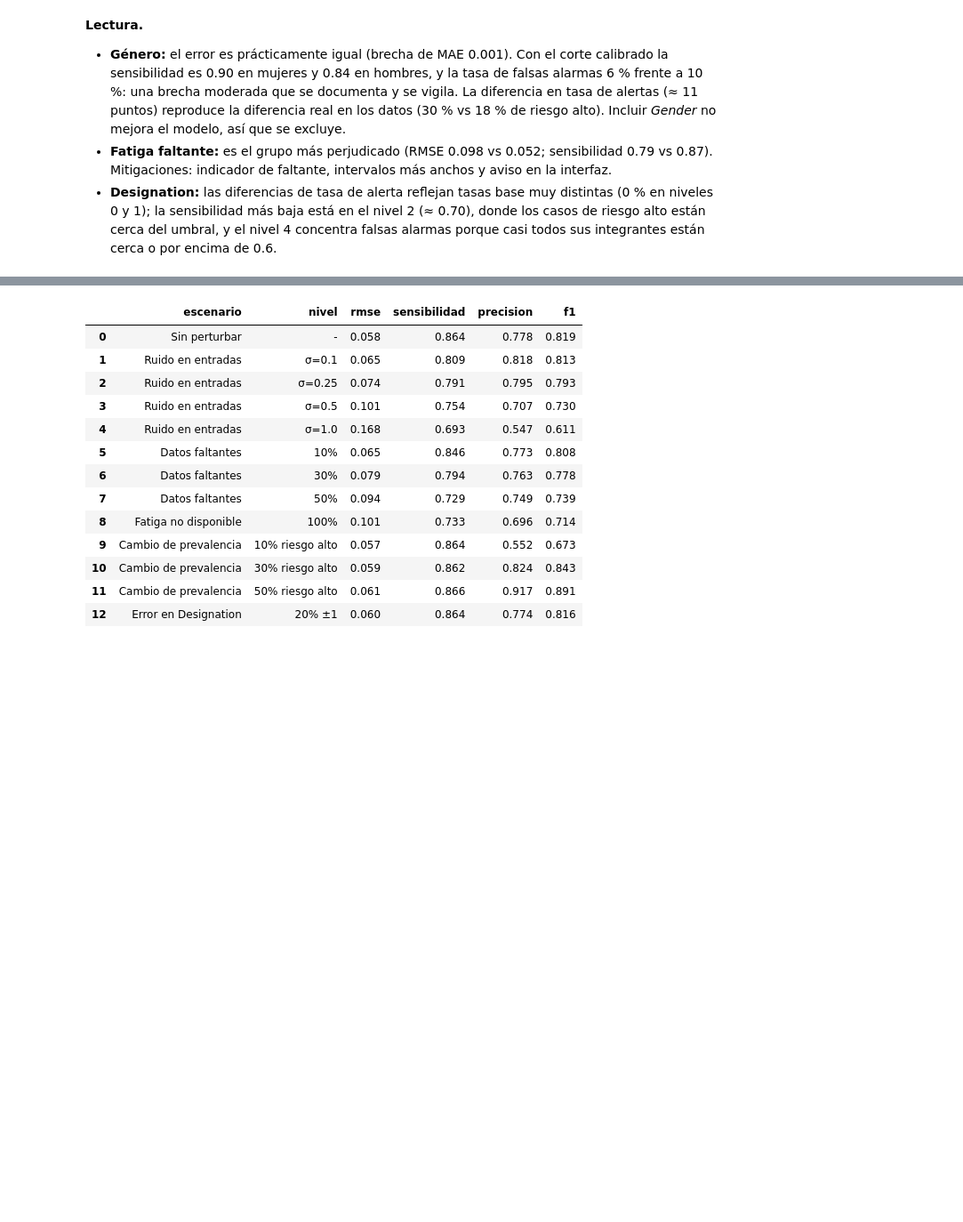
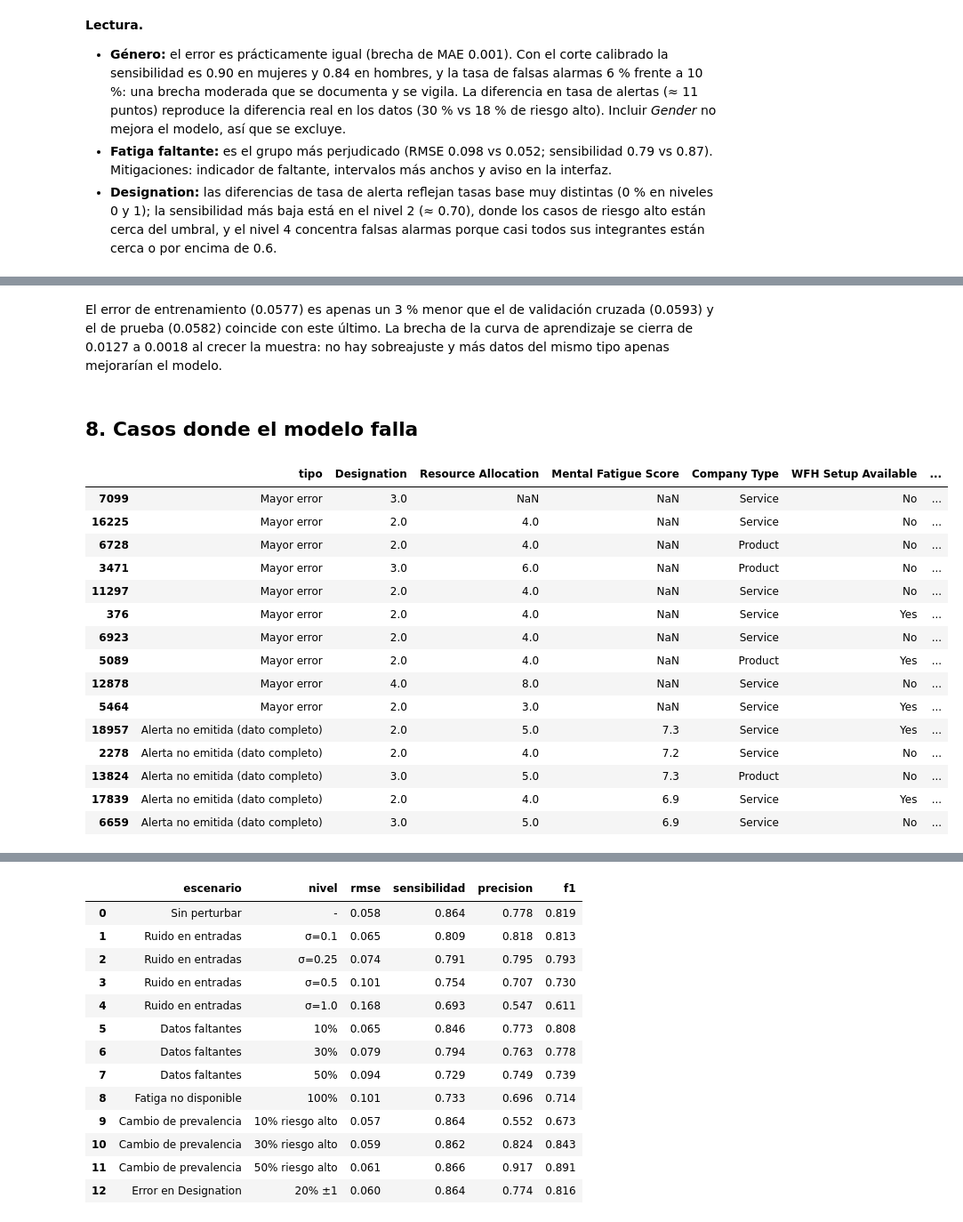
Before and after one commit to opnaranjo/Proyecto_Integrador_IA, a Jupyter notebook: notebooks/05_evaluacion.ipynb, the cells around one changed output, grey strips where cells are left out. Shown at 89% size. Cells and saved outputs as stored; diff of their text form; code cells hidden in the pictures; blank space fills up the shorter version.

```diff
--- a/notebooks/05_evaluacion.ipynb
+++ b/notebooks/05_evaluacion.ipynb
@@ -220,0 +241,27 @@ pd.read_csv(M / 'ablation_gender.csv', index_col=0)[['rmse', 'mae', 'sensibilida
+# %% [markdown]
+El error de entrenamiento (0.0577) es apenas un 3 % menor que el de validación cruzada (0.0593) y el de prueba (0.0582)
+coincide con este último. La brecha de la curva de aprendizaje se cierra de 0.0127 a 0.0018 al crecer la muestra: no hay
+sobreajuste y más datos del mismo tipo apenas mejorarían el modelo.
+# %% [markdown]
+## 8. Casos donde el modelo falla
+# %%
+fallas = pd.read_csv(M / 'failure_cases.csv', index_col=0)
+fallas[['tipo', 'Designation', 'Resource Allocation', 'Mental Fatigue Score', 'Company Type',
+        'WFH Setup Available', 'real', 'pred', 'lower', 'upper']]
+# %% [output]
+|  | tipo | Designation | Resource Allocation | Mental Fatigue Score | Company Type | WFH Setup Available | ... |
+| 7099 | Mayor error | 3.0 | NaN | NaN | Service | No | ... |
+| 16225 | Mayor error | 2.0 | 4.0 | NaN | Service | No | ... |
+| 6728 | Mayor error | 2.0 | 4.0 | NaN | Product | No | ... |
+| 3471 | Mayor error | 3.0 | 6.0 | NaN | Product | No | ... |
+| 11297 | Mayor error | 2.0 | 4.0 | NaN | Service | No | ... |
+| 376 | Mayor error | 2.0 | 4.0 | NaN | Service | Yes | ... |
+| 6923 | Mayor error | 2.0 | 4.0 | NaN | Service | No | ... |
+| 5089 | Mayor error | 2.0 | 4.0 | NaN | Product | Yes | ... |
+| 12878 | Mayor error | 4.0 | 8.0 | NaN | Service | No | ... |
+| 5464 | Mayor error | 2.0 | 3.0 | NaN | Service | Yes | ... |
+| 18957 | Alerta no emitida (dato completo) | 2.0 | 5.0 | 7.3 | Service | Yes | ... |
+| 2278 | Alerta no emitida (dato completo) | 2.0 | 4.0 | 7.2 | Service | No | ... |
+| 13824 | Alerta no emitida (dato completo) | 3.0 | 5.0 | 7.3 | Product | No | ... |
+| 17839 | Alerta no emitida (dato completo) | 2.0 | 4.0 | 6.9 | Service | Yes | ... |
+| 6659 | Alerta no emitida (dato completo) | 3.0 | 5.0 | 6.9 | Service | No | ... |
```
Also changed, not shown: parts of 7 cells of this notebook, 4 other files.
